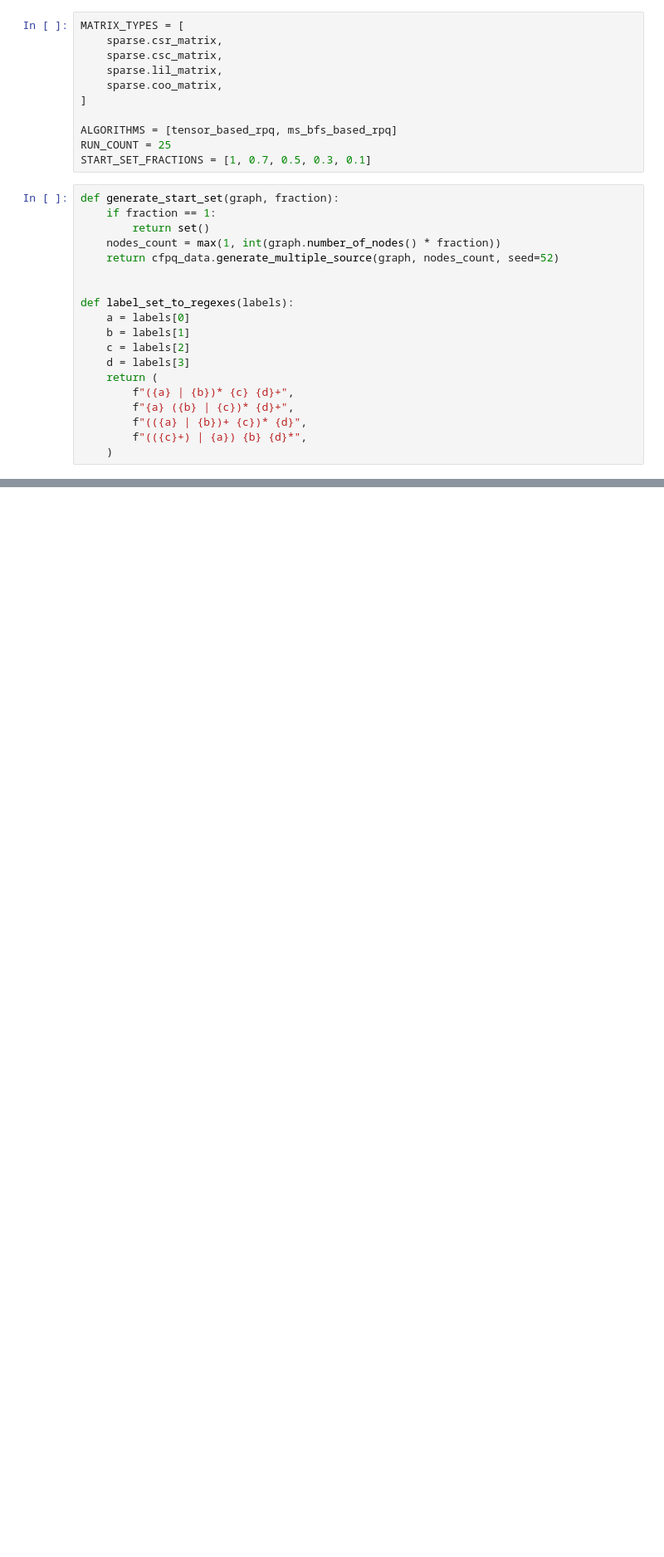
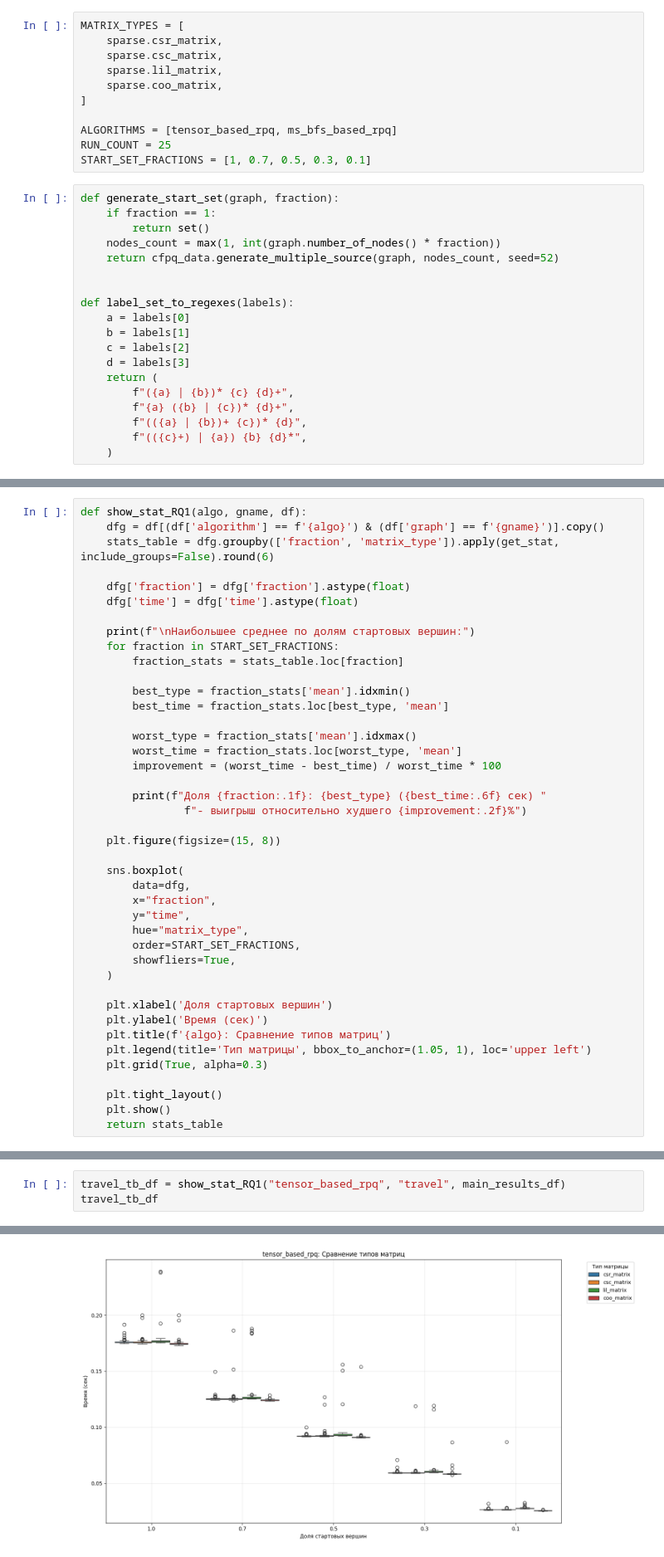
Before and after one commit to vicitori/formal-lang-course, a Jupyter notebook: project/experiment/experiment.ipynb, the cells around one changed output, grey strips where cells are left out. Shown: that part at 83% size. Saved outputs shown, nothing was run; the diff lists cells and outputs as text; blank space fills up the shorter version.

```diff
--- a/project/experiment/experiment.ipynb
+++ b/project/experiment/experiment.ipynb
@@ -273,0 +308,42 @@ for g in df_results["graph"].unique():
+# %%
+def show_stat_RQ1(algo, gname, df):
+    dfg = df[(df['algorithm'] == f'{algo}') & (df['graph'] == f'{gname}')].copy()
+    stats_table = dfg.groupby(['fraction', 'matrix_type']).apply(get_stat, include_groups=False).round(6)
+
+    dfg['fraction'] = dfg['fraction'].astype(float)
+    dfg['time'] = dfg['time'].astype(float)
+
+    print(f"\nНаибольшее среднее по долям стартовых вершин:")
+    for fraction in START_SET_FRACTIONS:
+        fraction_stats = stats_table.loc[fraction]
+
+        best_type = fraction_stats['mean'].idxmin()
+        best_time = fraction_stats.loc[best_type, 'mean']
+
+        worst_type = fraction_stats['mean'].idxmax()
+        worst_time = fraction_stats.loc[worst_type, 'mean']
+        improvement = (worst_time - best_time) / worst_time * 100
+
+        print(f"Доля {fraction:.1f}: {best_type} ({best_time:.6f} сек) "
+                f"- выигрыш относительно худшего {improvement:.2f}%")
+
+    plt.figure(figsize=(15, 8))
+
+    sns.boxplot(
+        data=dfg,
+        x="fraction",
+        y="time",
+        hue="matrix_type",
+        order=START_SET_FRACTIONS,
+        showfliers=True,
+    )
+
+    plt.xlabel('Доля стартовых вершин')
+    plt.ylabel('Время (сек)')
+    plt.title(f'{algo}: Сравнение типов матриц')
+    plt.legend(title='Тип матрицы', bbox_to_anchor=(1.05, 1), loc='upper left')
+    plt.grid(True, alpha=0.3)
+
+    plt.tight_layout()
+    plt.show()
+    return stats_table
@@ -273,0 +352,4 @@ for g in df_results["graph"].unique():
+# %%
+travel_tb_df = show_stat_RQ1("tensor_based_rpq", "travel", main_results_df)
+travel_tb_df
+# %% [output]
@@ -273,0 +364 @@ for g in df_results["graph"].unique():
+[figure, added]
```
Also changed, not shown: parts of 36 cells of this notebook, 1 other file.
